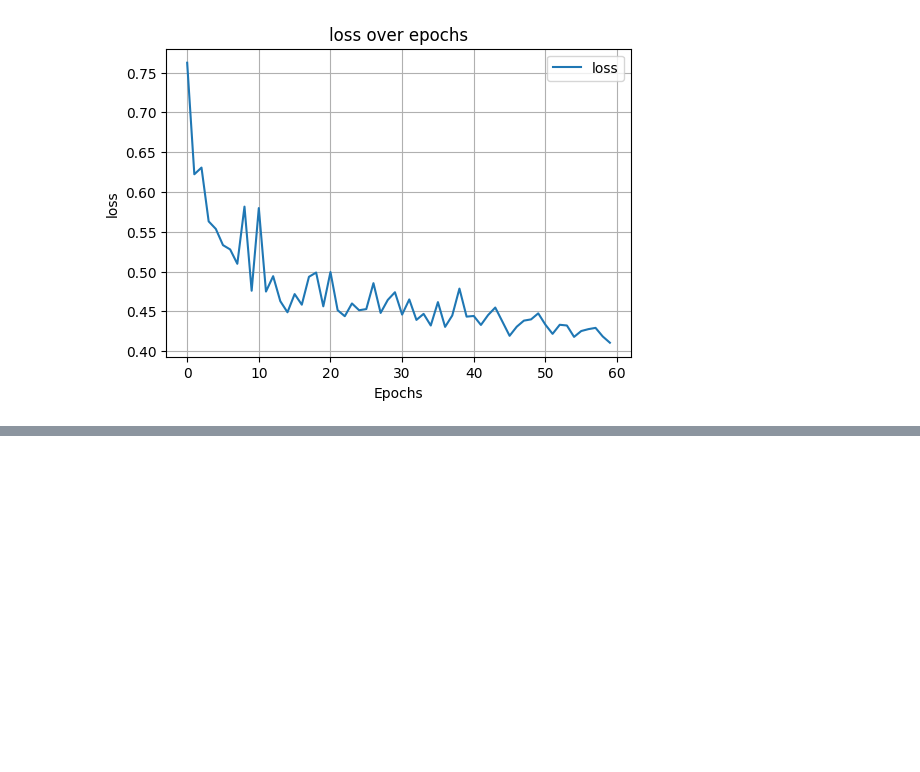
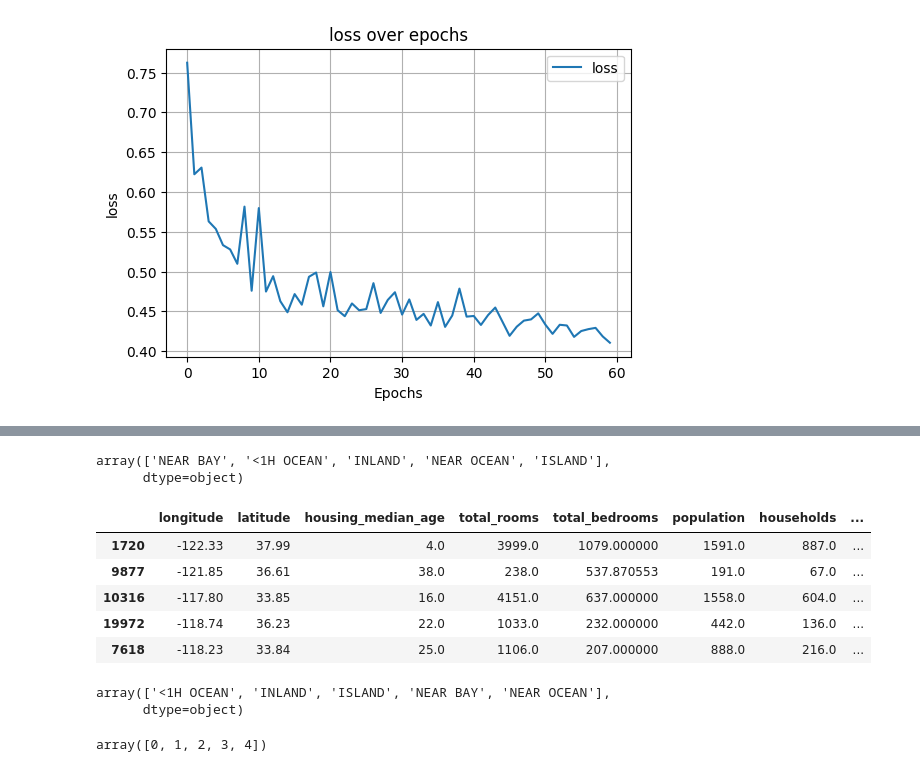
Before and after one commit to SalemElbermawy/full_deep, a Jupyter notebook: models.ipynb, the cells around one changed output, grey strips where cells are left out. Saved outputs shown, nothing was run; the diff lists cells and outputs as text; code cells hidden in the pictures; blank space fills up the shorter version.

```diff
--- a/models.ipynb
+++ b/models.ipynb
@@ -337,0 +369,2 @@ for key in history.history.keys():
+# %%
+data["total_bedrooms"]=data["total_bedrooms"].fillna(data["total_bedrooms"].mean())
@@ -337,0 +391,29 @@ for key in history.history.keys():
+# %%
+data["ocean_proximity"].unique()
+# %% [output]
+array(['NEAR BAY', '<1H OCEAN', 'INLAND', 'NEAR OCEAN', 'ISLAND'],
+      dtype=object)
+# %%
+from sklearn.preprocessing import LabelEncoder
+
+encoder=LabelEncoder()
+
+data["ocean_proximity"]=encoder.fit_transform(data["ocean_proximity"])
+# %%
+data.sample(5)
+# %% [output]
+|  | longitude | latitude | housing_median_age | total_rooms | total_bedrooms | population | households | ... |
+| 1720 | -122.33 | 37.99 | 4.0 | 3999.0 | 1079.000000 | 1591.0 | 887.0 | ... |
+| 9877 | -121.85 | 36.61 | 38.0 | 238.0 | 537.870553 | 191.0 | 67.0 | ... |
+| 10316 | -117.80 | 33.85 | 16.0 | 4151.0 | 637.000000 | 1558.0 | 604.0 | ... |
+| 19972 | -118.74 | 36.23 | 22.0 | 1033.0 | 232.000000 | 442.0 | 136.0 | ... |
+| 7618 | -118.23 | 33.84 | 25.0 | 1106.0 | 207.000000 | 888.0 | 216.0 | ... |
+# %%
+encoder.classes_
+# %% [output]
+array(['<1H OCEAN', 'INLAND', 'ISLAND', 'NEAR BAY', 'NEAR OCEAN'],
+      dtype=object)
+# %%
+encoder.transform([['<1H OCEAN'], ['INLAND'], ['ISLAND'], ['NEAR BAY'], ['NEAR OCEAN']])
+# %% [output]
+array([0, 1, 2, 3, 4])
```
Also changed, not shown: parts of 13 cells of this notebook, 5 other files.
